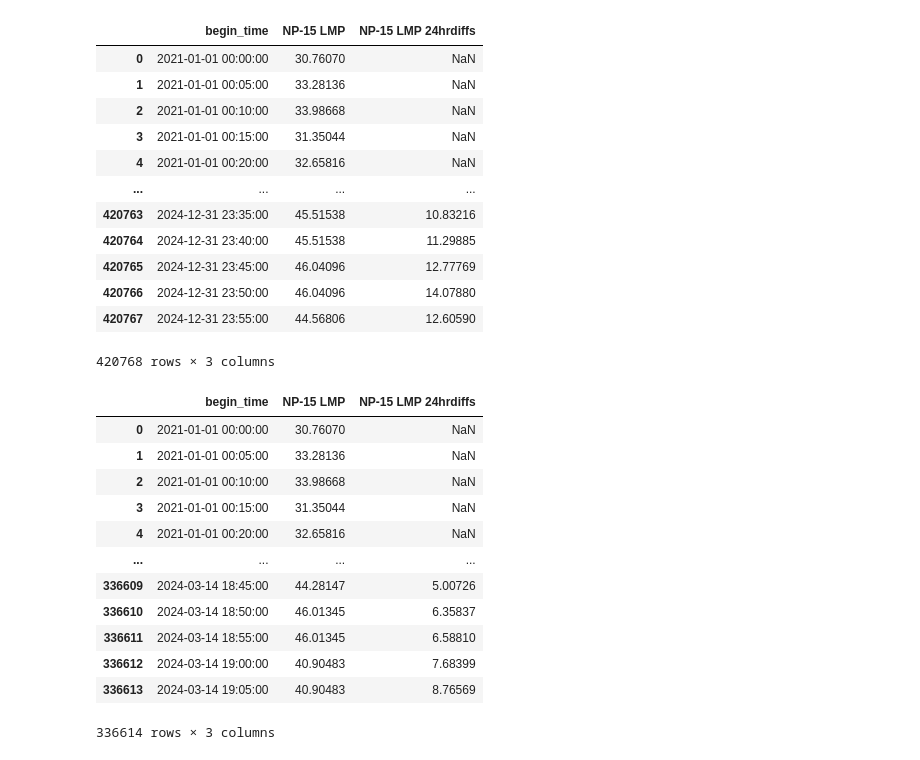
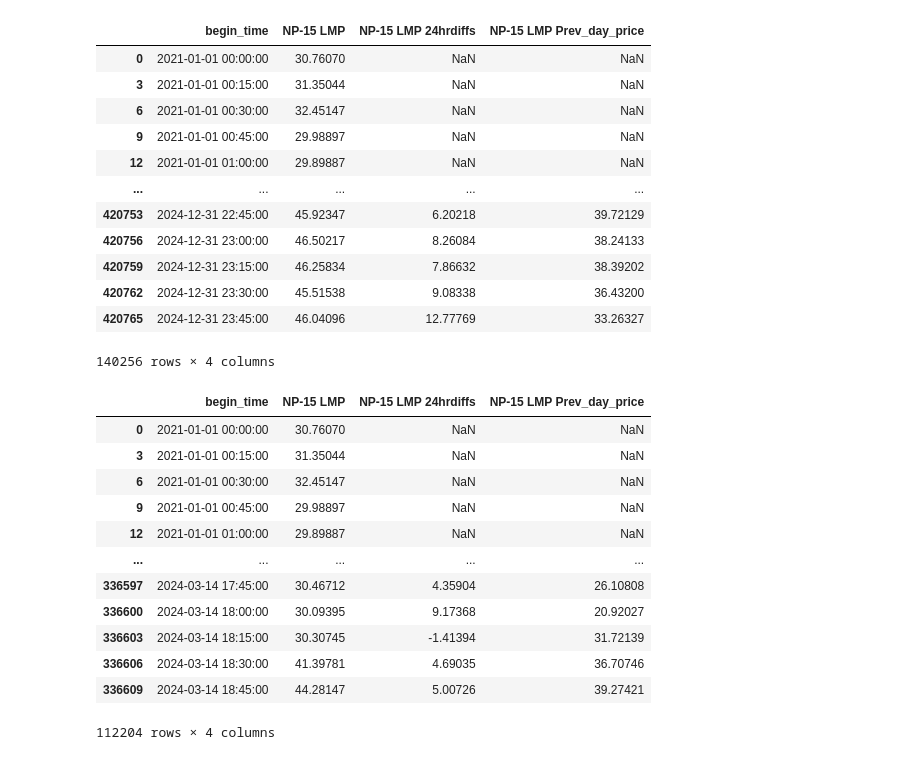
Before and after one commit to shabarishch/PowerPrices, a Jupyter notebook: modeling_realtime.ipynb, the cells around one changed output. Cells and saved outputs as stored; diff of their text form; code cells hidden in the pictures.

Commit message:
Ongoing TimeSeries 1

```diff
--- a/modeling_realtime.ipynb
+++ b/modeling_realtime.ipynb
@@ -12,18 +12,19 @@ import statistics
 # %%
 data = pd.read_csv('Data/preprocessed/NP15_rt_series.csv')
 data['begin_time'] = pd.to_datetime(data['begin_time'])
-data
+data_15min = data[data['begin_time'].apply(lambda x : x.minute%15 == 0)].copy()
+data_15min
 # %% [output]
-|  | begin_time | NP-15 LMP | NP-15 LMP 24hrdiffs |
-| 0 | 2021-01-01 00:00:00 | 30.76070 | NaN |
-| 1 | 2021-01-01 00:05:00 | 33.28136 | NaN |
-| 2 | 2021-01-01 00:10:00 | 33.98668 | NaN |
-| 3 | 2021-01-01 00:15:00 | 31.35044 | NaN |
-| 4 | 2021-01-01 00:20:00 | 32.65816 | NaN |
-| ... | ... | ... | ... |
-| 420763 | 2024-12-31 23:35:00 | 45.51538 | 10.83216 |
-| 420764 | 2024-12-31 23:40:00 | 45.51538 | 11.29885 |
-| 420765 | 2024-12-31 23:45:00 | 46.04096 | 12.77769 |
-| 420766 | 2024-12-31 23:50:00 | 46.04096 | 14.07880 |
-| 420767 | 2024-12-31 23:55:00 | 44.56806 | 12.60590 |
+|  | begin_time | NP-15 LMP | NP-15 LMP 24hrdiffs | NP-15 LMP Prev_day_price |
+| 0 | 2021-01-01 00:00:00 | 30.76070 | NaN | NaN |
+| 3 | 2021-01-01 00:15:00 | 31.35044 | NaN | NaN |
+| 6 | 2021-01-01 00:30:00 | 32.45147 | NaN | NaN |
+| 9 | 2021-01-01 00:45:00 | 29.98897 | NaN | NaN |
+| 12 | 2021-01-01 01:00:00 | 29.89887 | NaN | NaN |
+| ... | ... | ... | ... | ... |
+| 420753 | 2024-12-31 22:45:00 | 45.92347 | 6.20218 | 39.72129 |
+| 420756 | 2024-12-31 23:00:00 | 46.50217 | 8.26084 | 38.24133 |
+| 420759 | 2024-12-31 23:15:00 | 46.25834 | 7.86632 | 38.39202 |
+| 420762 | 2024-12-31 23:30:00 | 45.51538 | 9.08338 | 36.43200 |
+| 420765 | 2024-12-31 23:45:00 | 46.04096 | 12.77769 | 33.26327 |
-420768 rows × 3 columns
+140256 rows × 4 columns
@@ -30,17 +38,17 @@ data
 # %%
-data_train=data.iloc[:336614]
+data_train=data_15min.iloc[:112204]
 data_train
 # %% [output]
-|  | begin_time | NP-15 LMP | NP-15 LMP 24hrdiffs |
-| 0 | 2021-01-01 00:00:00 | 30.76070 | NaN |
-| 1 | 2021-01-01 00:05:00 | 33.28136 | NaN |
-| 2 | 2021-01-01 00:10:00 | 33.98668 | NaN |
-| 3 | 2021-01-01 00:15:00 | 31.35044 | NaN |
-| 4 | 2021-01-01 00:20:00 | 32.65816 | NaN |
-| ... | ... | ... | ... |
-| 336609 | 2024-03-14 18:45:00 | 44.28147 | 5.00726 |
-| 336610 | 2024-03-14 18:50:00 | 46.01345 | 6.35837 |
-| 336611 | 2024-03-14 18:55:00 | 46.01345 | 6.58810 |
-| 336612 | 2024-03-14 19:00:00 | 40.90483 | 7.68399 |
-| 336613 | 2024-03-14 19:05:00 | 40.90483 | 8.76569 |
+|  | begin_time | NP-15 LMP | NP-15 LMP 24hrdiffs | NP-15 LMP Prev_day_price |
+| 0 | 2021-01-01 00:00:00 | 30.76070 | NaN | NaN |
+| 3 | 2021-01-01 00:15:00 | 31.35044 | NaN | NaN |
+| 6 | 2021-01-01 00:30:00 | 32.45147 | NaN | NaN |
+| 9 | 2021-01-01 00:45:00 | 29.98897 | NaN | NaN |
+| 12 | 2021-01-01 01:00:00 | 29.89887 | NaN | NaN |
+| ... | ... | ... | ... | ... |
+| 336597 | 2024-03-14 17:45:00 | 30.46712 | 4.35904 | 26.10808 |
+| 336600 | 2024-03-14 18:00:00 | 30.09395 | 9.17368 | 20.92027 |
+| 336603 | 2024-03-14 18:15:00 | 30.30745 | -1.41394 | 31.72139 |
+| 336606 | 2024-03-14 18:30:00 | 41.39781 | 4.69035 | 36.70746 |
+| 336609 | 2024-03-14 18:45:00 | 44.28147 | 5.00726 | 39.27421 |
-336614 rows × 3 columns
+112204 rows × 4 columns
```
Also changed, not shown: parts of 7 cells of this notebook, 5 other files.
